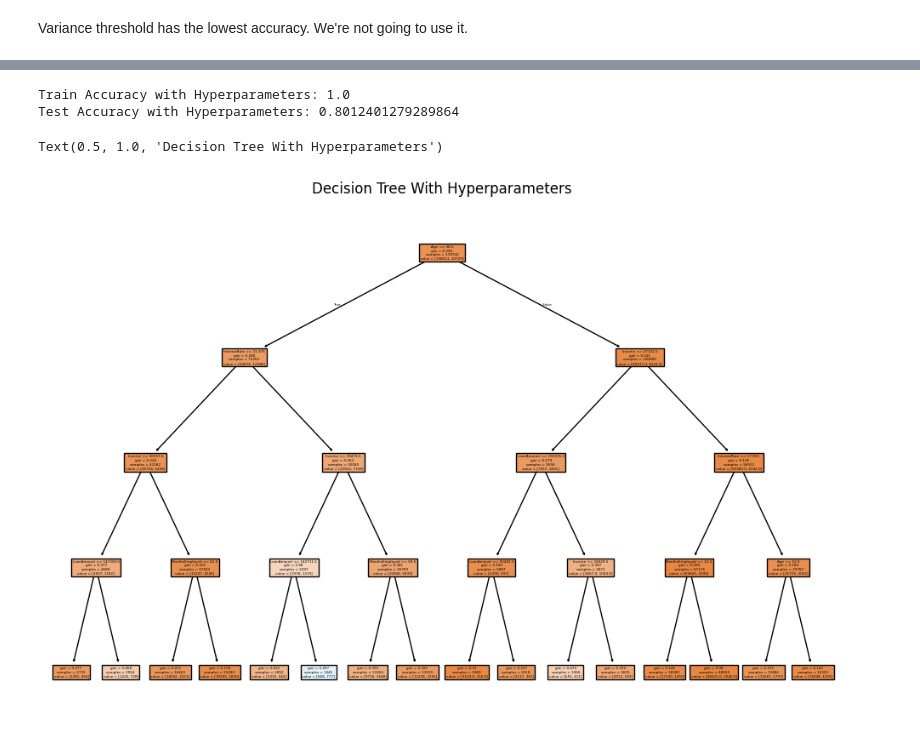
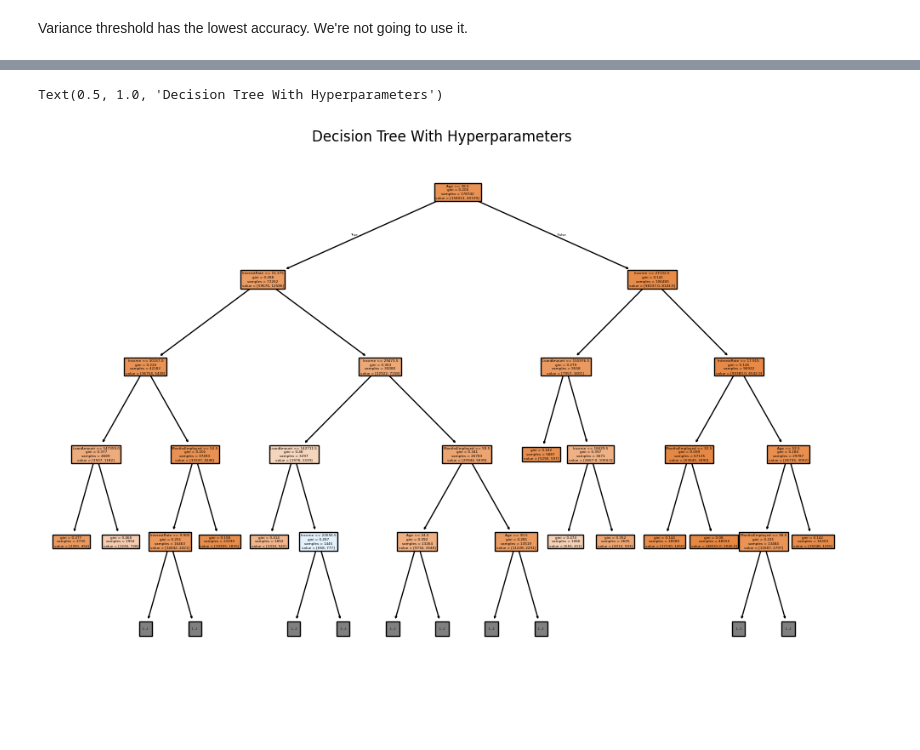
Before and after one commit to jwinn19464/DataSci-Project, a Jupyter notebook: proj_preprocessing_dt.ipynb, the cells around one changed output, grey strips where cells are left out. Saved outputs shown, nothing was run; the diff lists cells and outputs as text; code cells hidden in the pictures; blank space fills up the shorter version.

```diff
--- a/proj_preprocessing_dt.ipynb
+++ b/proj_preprocessing_dt.ipynb
@@ -522,43 +587,34 @@ Best hyperparameters: {'max_depth': 5, 'min_samples_leaf': 1, 'min_samples_split
 # %%
 #Now we have to redo the Decision Tree with the hyperparameters
 
 import matplotlib.pyplot as plt
 from sklearn.tree import DecisionTreeClassifier, plot_tree
 from sklearn.model_selection import train_test_split
 from sklearn.preprocessing import OneHotEncoder, OrdinalEncoder
 
 ordinal = OrdinalEncoder()
 
 #Ordinal Transform the
 for x in df.columns:
     if df[x].dtype == 'object':
         df[x] = ordinal.fit_transform(df[[x]])
 
 # Define features and target variable
 X = df.drop('Default', axis=1)
 y = df['Default']
 
 #Split the data into training and testing sets
 X_train, X_test, y_train, y_test = train_test_split(X, y, test_size=0.3, random_state=42)
 
-#Train the Decision Tree Classifier
-tuned_dt = DecisionTreeClassifier(max_depth=5, min_samples_split=2, min_samples_leaf=1)
+#Train the Decision Tree Classifier again with Hyperparameters
+tuned_dt = DecisionTreeClassifier(criterion='gini', max_depth=5, max_leaf_nodes=20, min_samples_leaf=1, min_samples_split=2, random_state=42)
 
-classifier.fit(X_train, y_train)  # Train the model
-y_pred = classifier.predict(X_test)  # Make predictions
-
-# Evaluate the model
-tuned_train_accuracy = accuracy_score(y_train, y_pred_train)
-tuned_test_accuracy = accuracy_score(y_test, y_pred_test)
-
-print("Train Accuracy with Hyperparameters:", tuned_train_accuracy)
-print("Test Accuracy with Hyperparameters:", tuned_test_accuracy)
+tuned_dt.fit(X_train, y_train)  # Train the model
+y_pred = tuned_dt.predict(X_test)  # Make predictions
 
 plt.figure(figsize=(12, 8))
-plot_tree(classifier, filled=True, feature_names=X.columns, max_depth=4)
+plot_tree(tuned_dt, filled=True, feature_names=X.columns, max_depth=4)
 plt.title("Decision Tree With Hyperparameters")
 # %% [output]
-Train Accuracy with Hyperparameters: 1.0
-Test Accuracy with Hyperparameters: 0.8012401279289864
+Text(0.5, 1.0, 'Decision Tree With Hyperparameters')
-Text(0.5, 1.0, 'Decision Tree With Hyperparameters')
-[figure, old version]
+[figure, new version]
```
Also changed, not shown: parts of 4 cells of this notebook.
